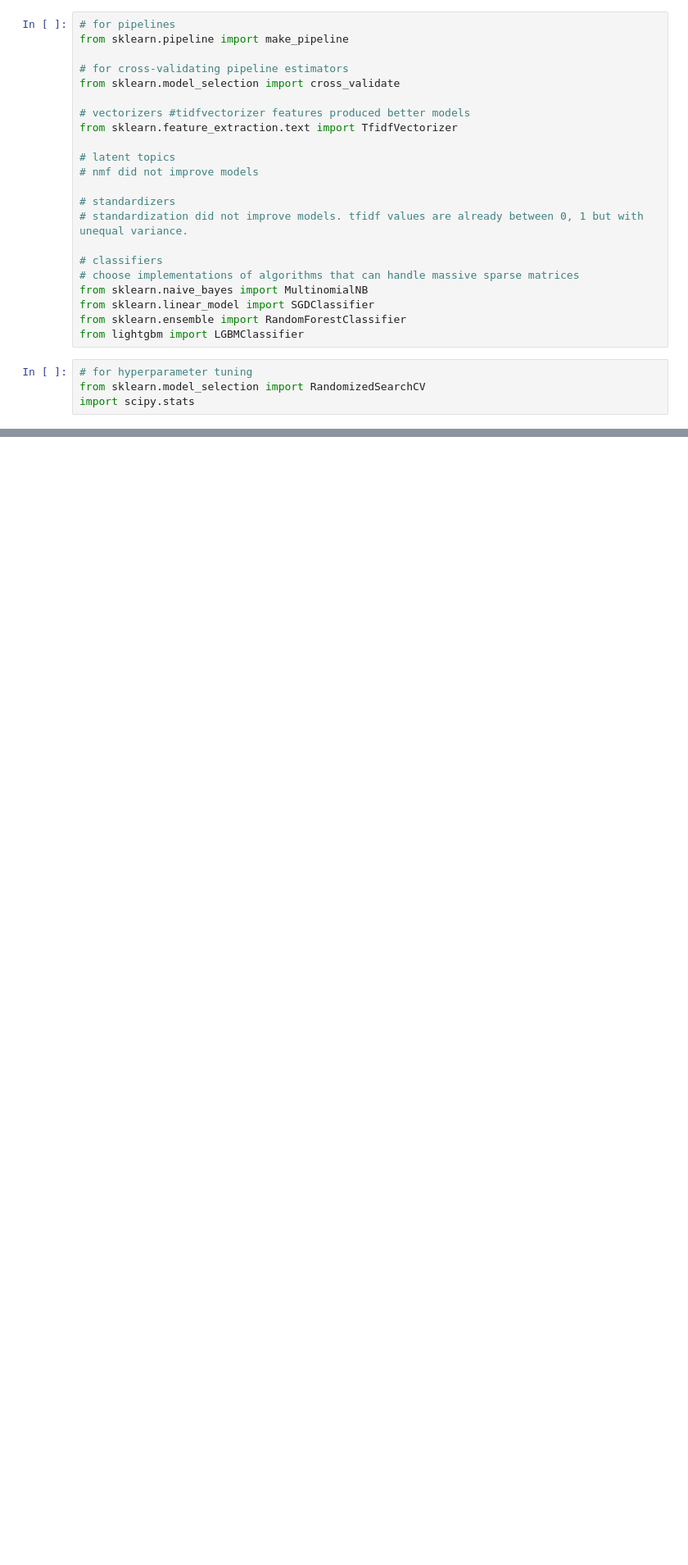
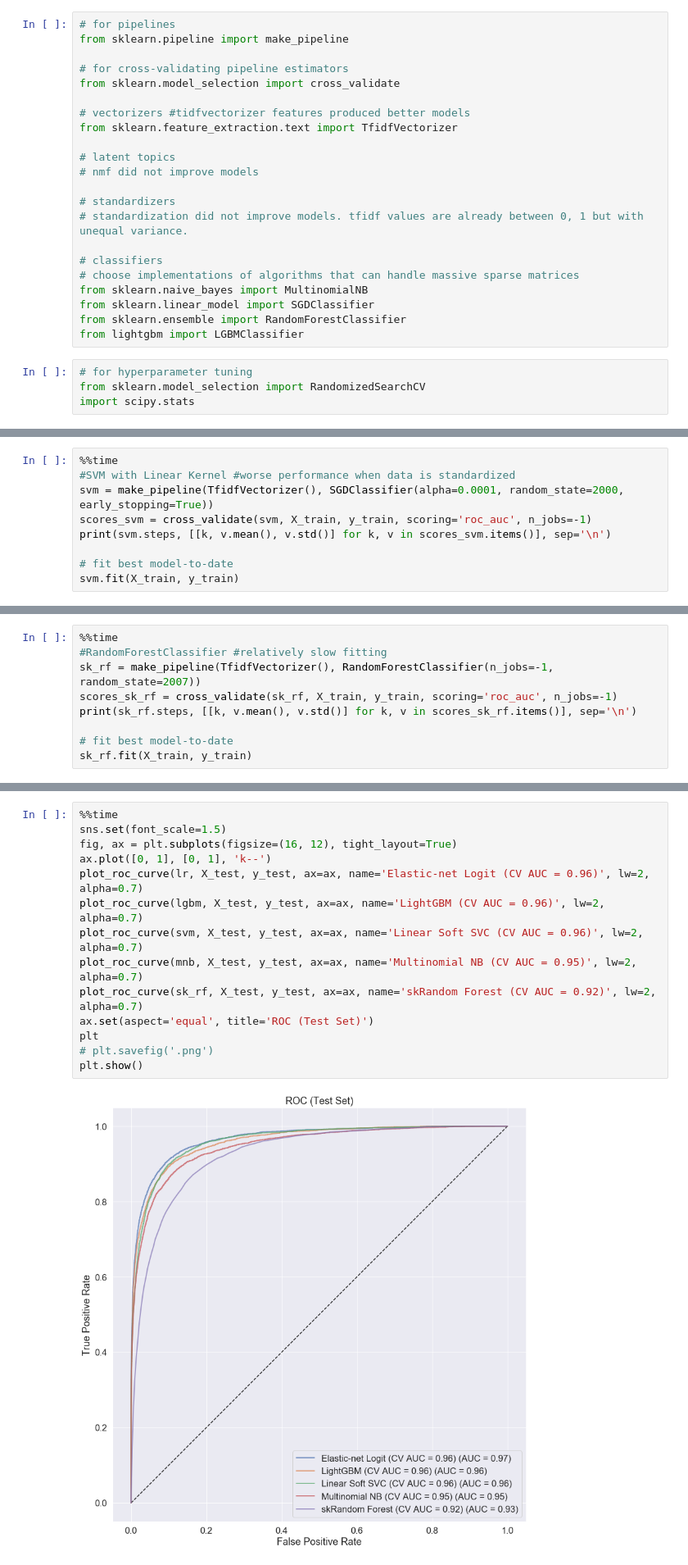
Before and after one commit to kchien3/identifying-toxic-wikipedia-comments, a Jupyter notebook: toxic_comments_project.ipynb, the cells around one changed output, grey strips where cells are left out. Shown at 82% size. Saved outputs shown, nothing was run; the diff lists cells and outputs as text; blank space fills up the shorter version.

Commit message:
completed work on scoring private data set

```diff
--- a/toxic_comments_project.ipynb
+++ b/toxic_comments_project.ipynb
@@ -745,0 +485,9 @@ attack_worker_demographics = pd.read_csv('data/4054689/attack_worker_demographic
+# %%
+%%time
+#SVM with Linear Kernel #worse performance when data is standardized
+svm = make_pipeline(TfidfVectorizer(), SGDClassifier(alpha=0.0001, random_state=2000, early_stopping=True))
+scores_svm = cross_validate(svm, X_train, y_train, scoring='roc_auc', n_jobs=-1)
+print(svm.steps, [[k, v.mean(), v.std()] for k, v in scores_svm.items()], sep='\n')
+
+# fit best model-to-date
+svm.fit(X_train, y_train)
@@ -745,0 +592,9 @@ attack_worker_demographics = pd.read_csv('data/4054689/attack_worker_demographic
+# %%
+%%time
+#RandomForestClassifier #relatively slow fitting
+sk_rf = make_pipeline(TfidfVectorizer(), RandomForestClassifier(n_jobs=-1, random_state=2007))
+scores_sk_rf = cross_validate(sk_rf, X_train, y_train, scoring='roc_auc', n_jobs=-1)
+print(sk_rf.steps, [[k, v.mean(), v.std()] for k, v in scores_sk_rf.items()], sep='\n')
+
+# fit best model-to-date
+sk_rf.fit(X_train, y_train)
@@ -745,0 +758,16 @@ attack_worker_demographics = pd.read_csv('data/4054689/attack_worker_demographic
+# %%
+%%time
+sns.set(font_scale=1.5)
+fig, ax = plt.subplots(figsize=(16, 12), tight_layout=True)
+ax.plot([0, 1], [0, 1], 'k--')
+plot_roc_curve(lr, X_test, y_test, ax=ax, name='Elastic-net Logit (CV AUC = 0.96)', lw=2, alpha=0.7)
+plot_roc_curve(lgbm, X_test, y_test, ax=ax, name='LightGBM (CV AUC = 0.96)', lw=2, alpha=0.7)
+plot_roc_curve(svm, X_test, y_test, ax=ax, name='Linear Soft SVC (CV AUC = 0.96)', lw=2, alpha=0.7)
+plot_roc_curve(mnb, X_test, y_test, ax=ax, name='Multinomial NB (CV AUC = 0.95)', lw=2, alpha=0.7)
+plot_roc_curve(sk_rf, X_test, y_test, ax=ax, name='skRandom Forest (CV AUC = 0.92)', lw=2, alpha=0.7)
+ax.set(aspect='equal', title='ROC (Test Set)')
+plt
+# plt.savefig('.png')
+plt.show()
+# %% [output]
+[figure, added]
```
Also changed, not shown: parts of 79 cells of this notebook.
